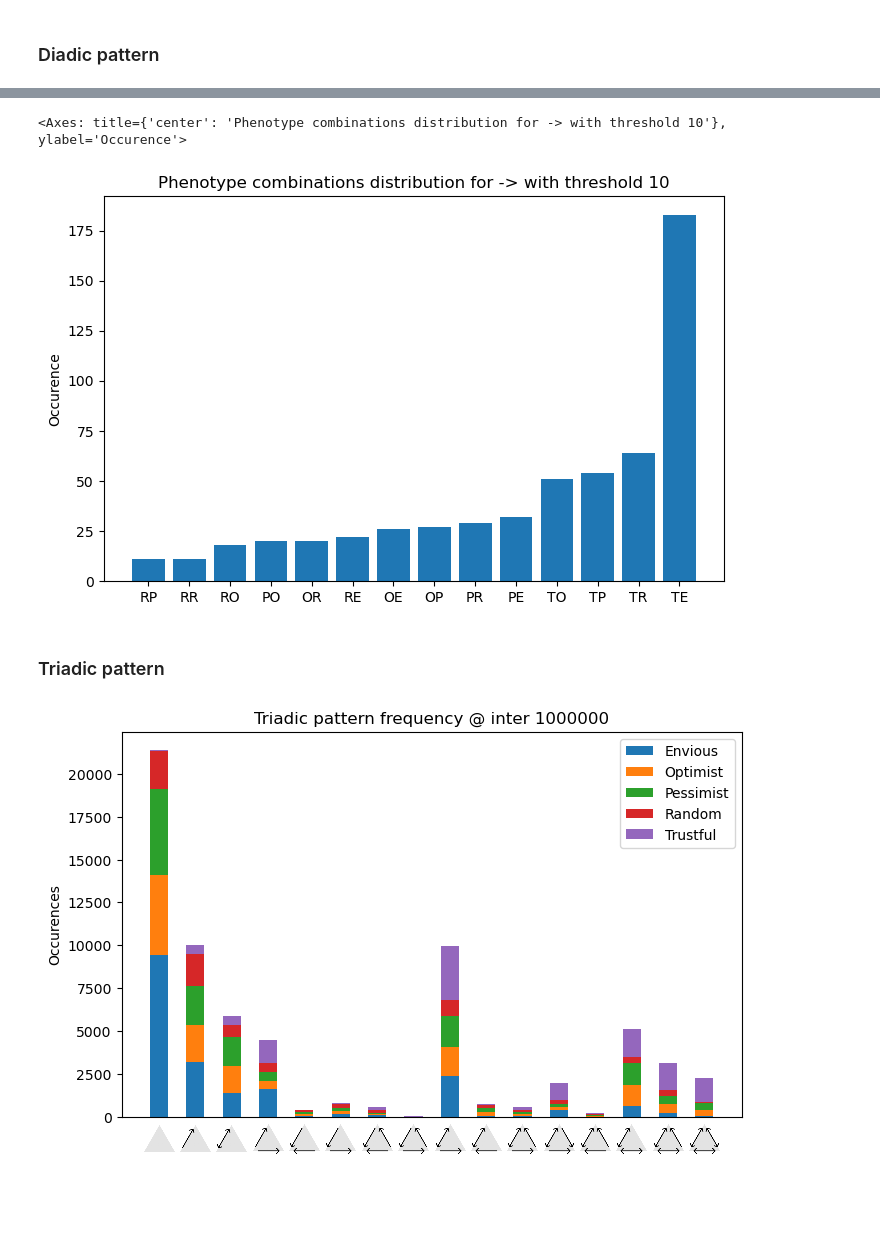
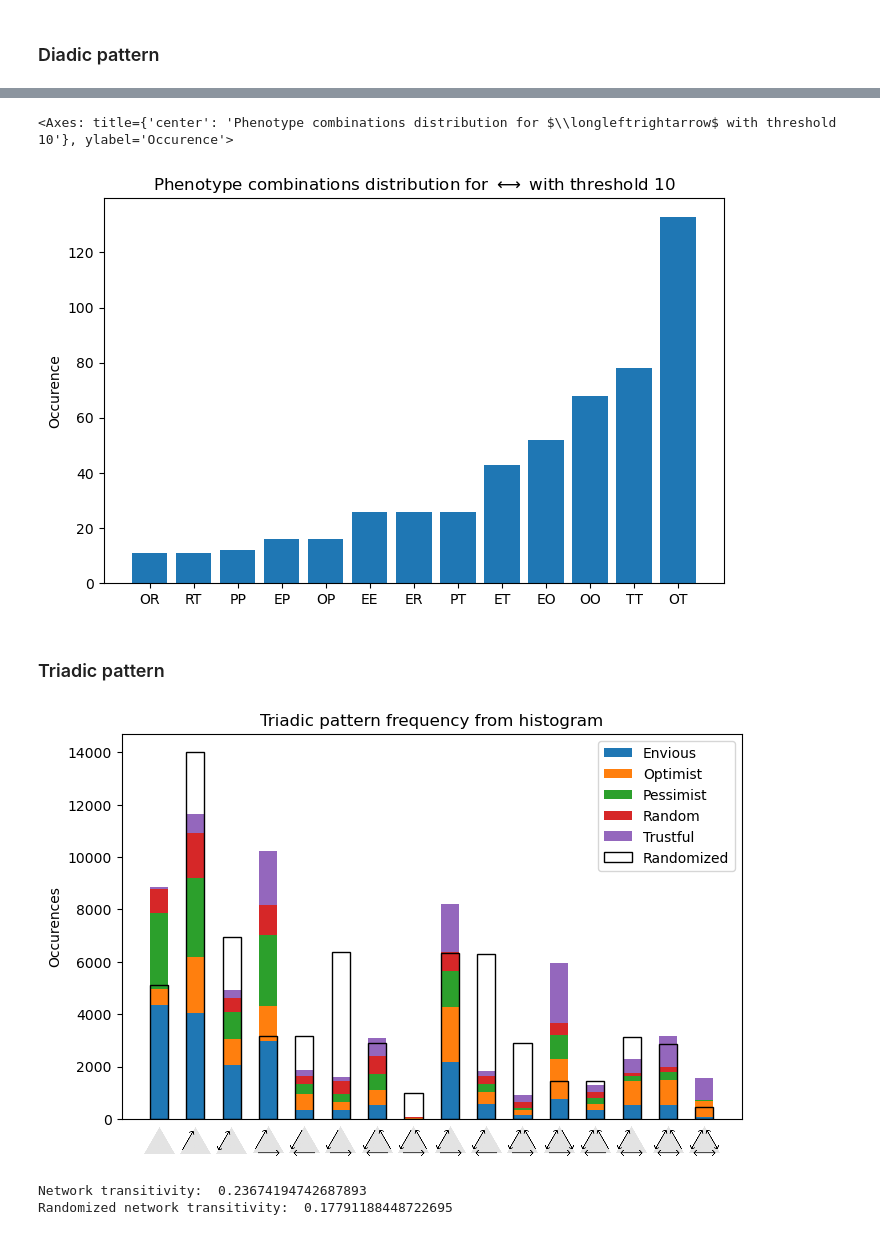
Before and after one commit to yuxuama/reinforcing_learning_social, a Jupyter notebook: notebook/last_analysis.ipynb, the cells around one changed output, grey strips where cells are left out. Drawn from its saved outputs; the diff is of its cells as text; code cells hidden in the pictures; blank space fills up the shorter version.

```diff
--- a/notebook/last_analysis.ipynb
+++ b/notebook/last_analysis.ipynb
@@ -17,7 +23,20 @@ import numpy as np
 # %% [markdown]
 ### Extracting all information from file
 # %%
-filepath = r"../out/E3O2P21R12T17_S75_T0.6_M1000_N1000000//E3O2P21R12T17_S75_T0.6_M1000_N1000000.h5"
+filepath = r"../out/memory_test/E3O2P21R12T17_S75_T0.6_M100_N1000000/E3O2P21R12T17_S75_T0.6_M100_N1000000.h5"
 adj_matrices, parameters = extract_all_info_from_hdf5(filepath)
 niter = parameters["Number of interaction"]
 phenotype_table = get_phenotype_table_from_parameters(parameters)
+save = False
+save_prefix = "../figure/memory_test/"
+temp = filepath.split("/")[-1]
+name_from_path = ""
+for i in range(len(temp)):
+    if i == len(temp) - 3:
+        break
+    name_from_path += temp[i]
+save_prefix += name_from_path + "/"
+print("Save dir:", save_prefix)
+#plt.rcParams.update({"text.usetex": True})
+if save:
+    os.makedirs(save_prefix, exist_ok=True)
@@ -82,19 +136,49 @@ plt.show()
 # %%
 link_phenotype_combination = measure_diadic_pattern_combination(adj_matrices["link"], phenotype_table, niter)
 # %%
-plot_phenotype_combination_per_link("->", link_phenotype_combination, th=10)
+plot_phenotype_combination_per_link("<->", link_phenotype_combination, th=10)
 # %% [output]
-<Axes: title={'center': 'Phenotype combinations distribution for -> with threshold 10'}, ylabel='Occurence'>
+<Axes: title={'center': 'Phenotype combinations distribution for $\\longleftrightarrow$ with threshold 10'}, ylabel='Occurence'>
-[figure, old version]
+[figure, new version]
 # %% [markdown]
 ### Triadic pattern
 # %%
 triadic_pattern = measure_global_frequency_triadic_pattern(adj_matrices["link"], parameters, niter)
+# %%
+N = 10
+mean_freq = {ph: np.zeros(16) for ph in parameters["Strategy distributions"].keys()}
+mean_freq["Number"] = np.zeros((N, 16))
+
+for i in range(N):
+    l_randomized = compute_randomized(adj_matrices["link"], 'pn-link')
+    tri_p = measure_global_frequency_triadic_pattern(l_randomized, parameters, niter)
+    h, triangles = compute_triadic_histogram(tri_p, parameters)
+    for key in h.keys():
+        if key != "Number":
+            mean_freq[key] += h[key] / N
+        else:
+            mean_freq[key][i] = h[key]
+
+err = np.std(mean_freq["Number"], axis=0)
+mean_freq["Number"] = np.mean(mean_freq["Number"], axis=0)
 # %%
-plot_triadic_pattern_phenotype(triadic_pattern, parameters)
-plt.show()
+freq, triangles = compute_triadic_histogram(triadic_pattern, parameters)
+plot_triadic_pattern_phenotype_from_hist(freq, triangles, randomized_dict_hist=mean_freq)
+if save:
+    plt.savefig(save_prefix + "Triadic pattern.png")
+else:
+    plt.show()
 # %% [output]
-[figure, old version]
+[figure, new version]
+# %%
+net_transitivity = measure_transitivity_from_dtg(triadic_pattern)
+n = parameters["Community size"]
+rand_transitivity = measure_transitivity_from_hist(mean_freq)
+print("Network transitivity: ", net_transitivity)
+print("Randomized network transitivity: ", rand_transitivity)
+# %% [output]
+Network transitivity:  0.23674194742687893
+Randomized network transitivity:  0.17791188448722695
 # %%
 triangle_phenotype_combination = measure_triadic_pattern_phenotype_combination(adj_matrices["link"], parameters, niter)
 # %%
```
Also changed, not shown: parts of 17 cells of this notebook, 8 other files.
